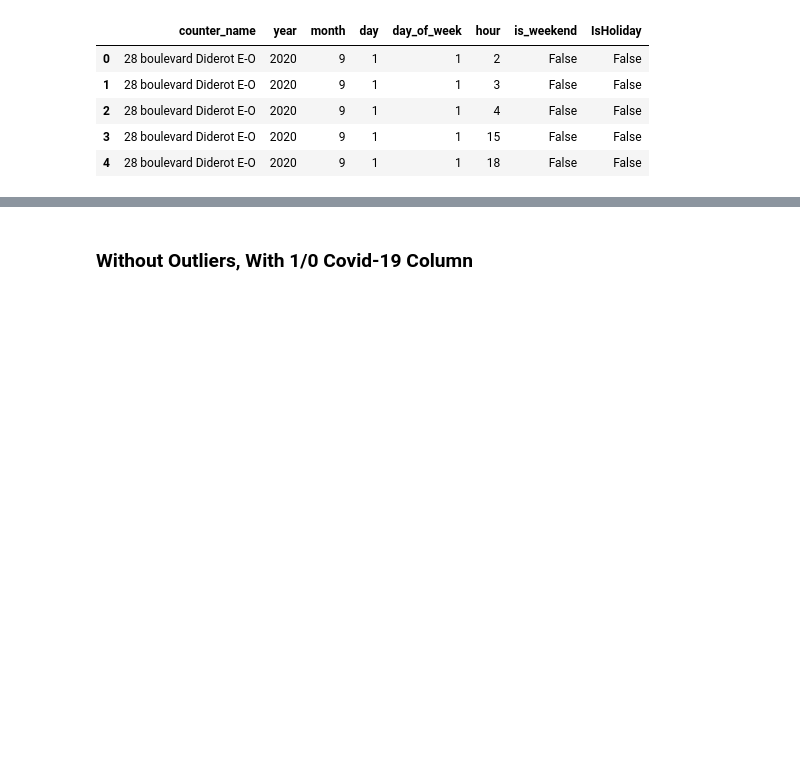
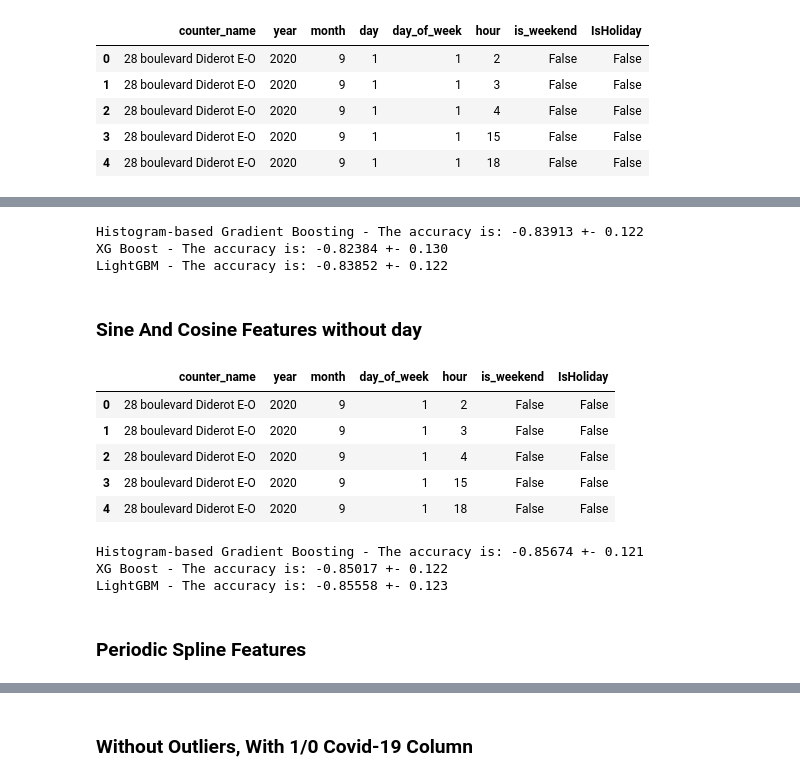
Before and after one commit to maximotk/bike_counters, a Jupyter notebook: Model_Testing.ipynb, the cells around one changed output, grey strips where cells are left out. Cells and saved outputs as stored; diff of their text form; code cells hidden in the pictures; blank space fills up the shorter version.

```diff
--- a/Model_Testing.ipynb
+++ b/Model_Testing.ipynb
@@ -124,0 +151,75 @@ LightGBM - The accuracy is: -0.85560 +- 0.121
+# %%
+categorical_columns = ["counter_name", "year", "day", "is_weekend", "IsHoliday", "month", "day_of_week"]
+
+preprocessor = ColumnTransformer(
+    transformers=[
+        ("categorical", OneHotEncoder(handle_unknown='ignore', sparse_output=False), categorical_columns),
+        ("hour_sin", sin_transformer(24), ["hour"]),
+        ("hour_cos", cos_transformer(24), ["hour"]),
+    ],
+#    remainder=MinMaxScaler(),
+)
+
+regressors = {"Histogram-based Gradient Boosting": HistGradientBoostingRegressor(),
+             "XG Boost": XGBRegressor(),
+             "LightGBM": LGBMRegressor(verbosity=-1),
+            }
+
+for regressor_name, regressor in regressors.items():
+    pipeline = Pipeline([
+        ("preprocessor", preprocessor),
+        ("regressor", regressor)
+    ])
+
+    scores = cross_val_score(pipeline, X, y, cv=utils.get_cv(X, y), n_jobs=-1, scoring="neg_root_mean_squared_error")
+    print(f"{regressor_name} - The accuracy is: {scores.mean():.5f} +- {scores.std():.3f}")
+# %% [output]
+Histogram-based Gradient Boosting - The accuracy is: -0.83913 +- 0.122
+XG Boost - The accuracy is: -0.82384 +- 0.130
+LightGBM - The accuracy is: -0.83852 +- 0.122
+# %% [markdown]
+### Sine And Cosine Features without day
+# %%
+data = pd.read_parquet(Path("data") / "train.parquet")
+mdata = codify_date_2(data)
+mdata = remove_outliers(mdata).drop(columns="day")
+X, y = get_X_y(mdata)
+X.head()
+# %% [output]
+|  | counter_name | year | month | day_of_week | hour | is_weekend | IsHoliday |
+| 0 | 28 boulevard Diderot E-O | 2020 | 9 | 1 | 2 | False | False |
+| 1 | 28 boulevard Diderot E-O | 2020 | 9 | 1 | 3 | False | False |
+| 2 | 28 boulevard Diderot E-O | 2020 | 9 | 1 | 4 | False | False |
+| 3 | 28 boulevard Diderot E-O | 2020 | 9 | 1 | 15 | False | False |
+| 4 | 28 boulevard Diderot E-O | 2020 | 9 | 1 | 18 | False | False |
+# %%
+categorical_columns = ["counter_name", "year", "is_weekend", "IsHoliday", "month", "day_of_week"]
+
+preprocessor = ColumnTransformer(
+    transformers=[
+        ("categorical", OneHotEncoder(handle_unknown='ignore', sparse_output=False), categorical_columns),
+        ("hour_sin", sin_transformer(24), ["hour"]),
+        ("hour_cos", cos_transformer(24), ["hour"]),
+    ],
+#    remainder=MinMaxScaler(),
+)
+
+regressors = {"Histogram-based Gradient Boosting": HistGradientBoostingRegressor(),
+             "XG Boost": XGBRegressor(),
+             "LightGBM": LGBMRegressor(verbosity=-1),
+            }
+
+for regressor_name, regressor in regressors.items():
+    pipeline = Pipeline([
+        ("preprocessor", preprocessor),
+        ("regressor", regressor)
+    ])
+
+    scores = cross_val_score(pipeline, X, y, cv=utils.get_cv(X, y), n_jobs=-1, scoring="neg_root_mean_squared_error")
+    print(f"{regressor_name} - The accuracy is: {scores.mean():.5f} +- {scores.std():.3f}")
+# %% [output]
+Histogram-based Gradient Boosting - The accuracy is: -0.85674 +- 0.121
+XG Boost - The accuracy is: -0.85017 +- 0.122
+LightGBM - The accuracy is: -0.85558 +- 0.123
+# %% [markdown]
+### Periodic Spline Features
```
Also changed, not shown: parts of 11 cells of this notebook, 2 other files.
